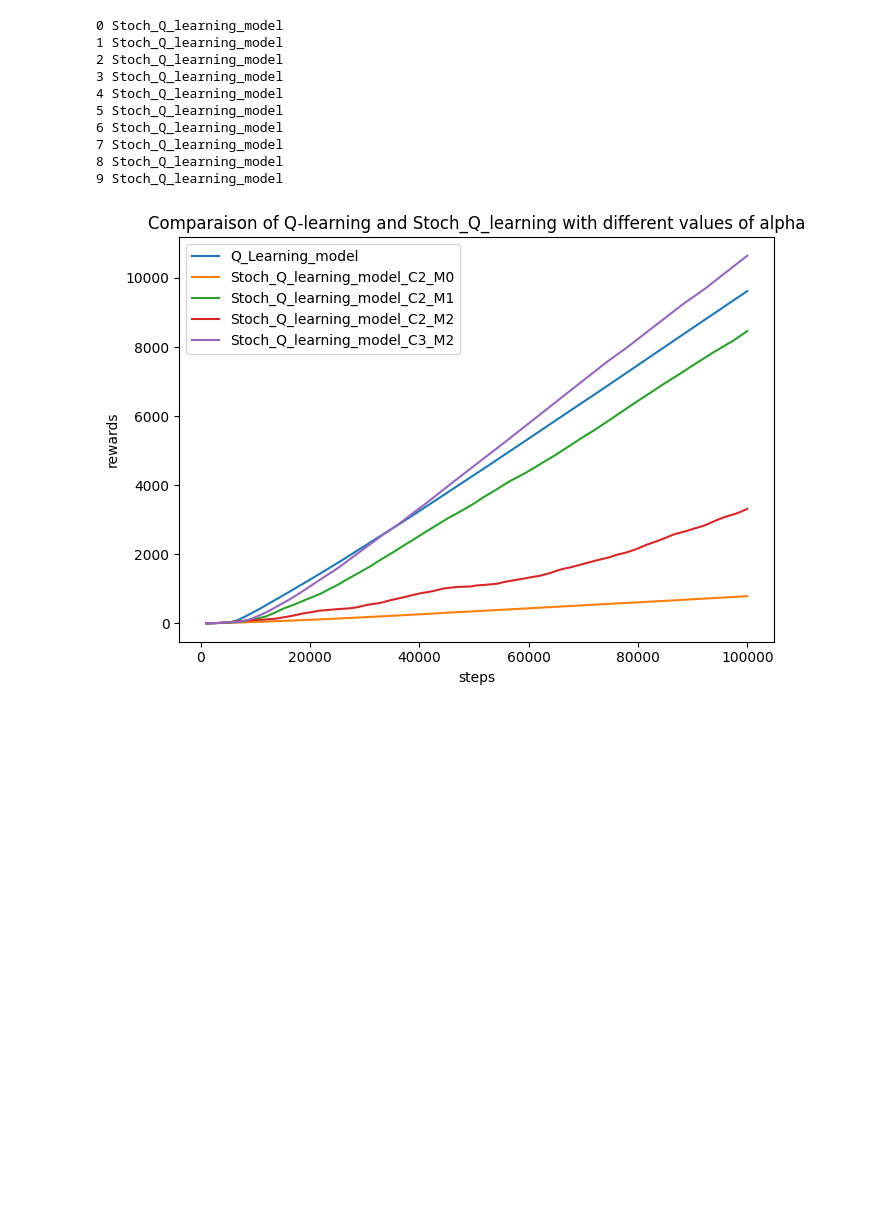
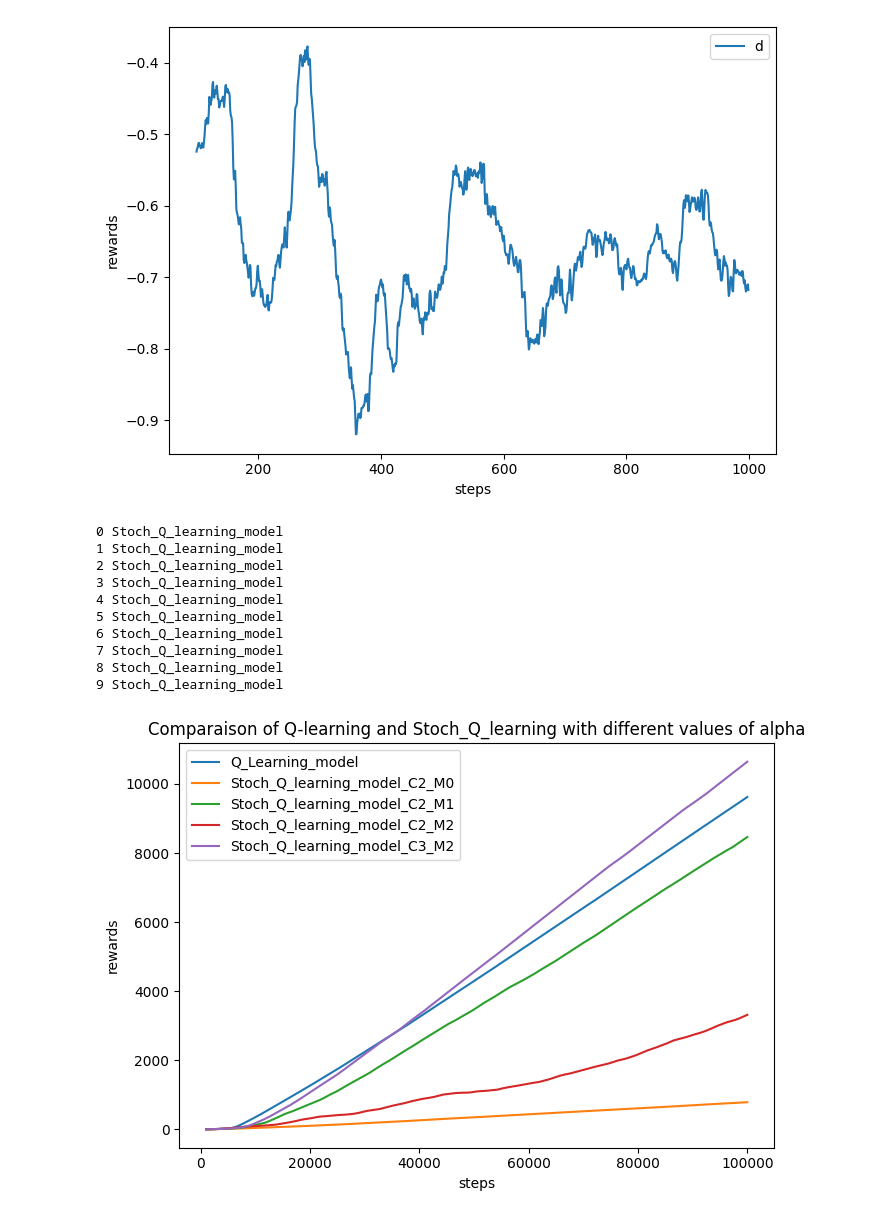
Before and after one commit to Tarik-com/Stochastic-Q-learning, a Jupyter notebook: Experiments.ipynb, the cells around one changed output. Drawn from its saved outputs; the diff is of its cells as text; code cells hidden in the pictures; blank space fills up the shorter version.

```diff
--- a/Experiments.ipynb
+++ b/Experiments.ipynb
@@ -18,5 +18,12 @@ import pickle
 
 args=Args_()
+# %%
+DQN=DQNAgent(args)
+reward,rew_per_episode=DQN.train()
+# %%
+one_plot_1([reward],"dqn",100)
+# %% [output]
+[figure, added]
 # %%
 models_name=["Stoch_Q_learning_model"]
 results={}
```
Also changed, not shown: parts of 1 cell of this notebook, 3 other files.
